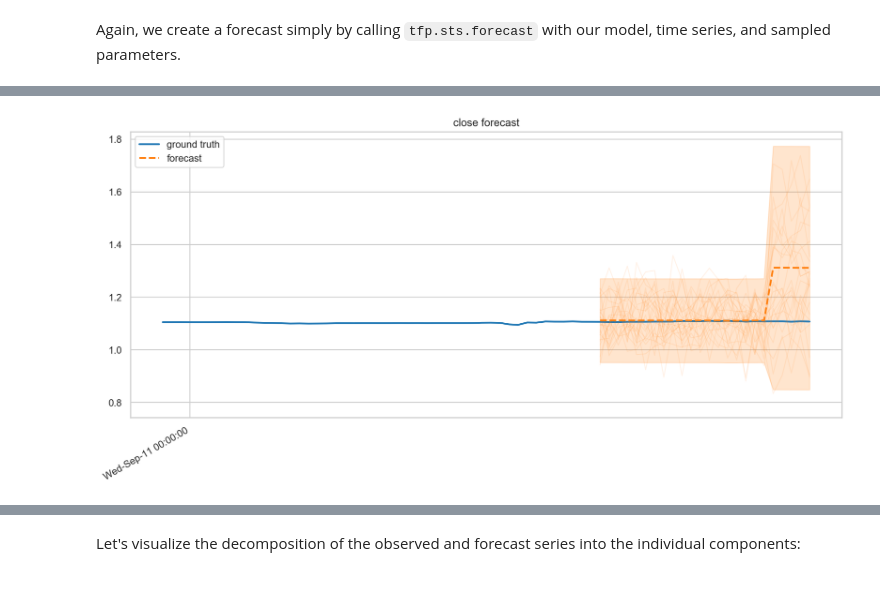
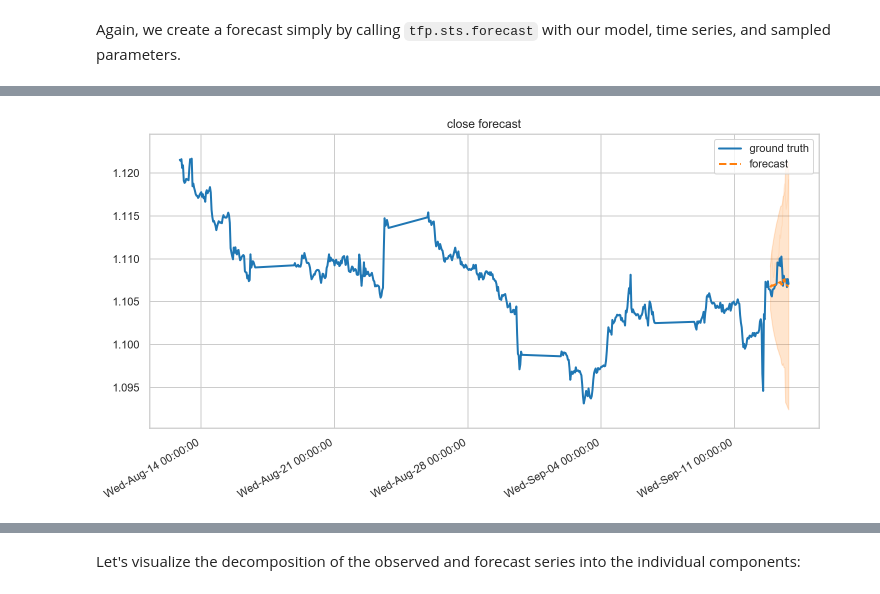
Before and after one commit to entity53/probability, a Jupyter notebook: tensorflow_probability/examples/jupyter_notebooks/Structural_Time_Series_Modeling.ipynb, the cells around one changed output, grey strips where cells are left out. Saved outputs shown, nothing was run; the diff lists cells and outputs as text; code cells hidden in the pictures.

```diff
--- a/tensorflow_probability/examples/jupyter_notebooks/Structural_Time_Series_Modeling.ipynb
+++ b/tensorflow_probability/examples/jupyter_notebooks/Structural_Time_Series_Modeling.ipynb
@@ -246,7 +219,7 @@ If using Keras pass *_constraint arguments to layers.
 # Run the optimization and draw samples from the surrogate posteriors.
 
 # Allow external control of optimization to reduce test runtimes.
-num_variational_steps = 20  # @param { isTemplate: true}
+num_variational_steps = 100  # @param { isTemplate: true}
 num_variational_steps = int(num_variational_steps)
 
 with tf.Session() as sess:
@@ -326,7 +303,7 @@ def plot_forecast(x, y,
   for i in range(forecast_mean.shape[-1]-1):
      forcast_dates.append( forcast_dates[-1] + datetime.timedelta(hours=1) )
   forecast_steps = forcast_dates
-  pp.pprint(forecast_steps)
+  #pp.pprint(forecast_steps)
   #forecast_steps = np.array([x[num_steps_train] + datetime.timedelta(hours=1) for i in range(num_steps_train)])
 
   ax.plot(forecast_steps, forecast_samples.T, lw=1, color=c2, alpha=0.1)
@@ -351,9 +328,9 @@ def plot_forecast(x, y,
   return fig, ax
 
 
-frame = num_forecast_steps * 3
+frame = num_forecast_steps * 24
 
-pp.pprint(demand_dates[-frame:])
+#pp.pprint(demand_dates[-frame:])
 fig, ax = plot_forecast(demand_dates[-frame:],
                         close[-frame:],
                         demand_forecast_mean,
@@ -362,8 +339,4 @@ fig, ax = plot_forecast(demand_dates[-frame:],
                         title = "close forecast",
                         x_locator=demand_loc,
                         x_formatter=demand_fmt)
-
-#ax.set_ylim([1.09, 1.145])
-
-fig.tight_layout()
 # %% [output]
@@ -387 +343 @@ fig.tight_layout()
-[figure, old version]
+[figure, new version]
```
Also changed, not shown: parts of 20 cells of this notebook.
